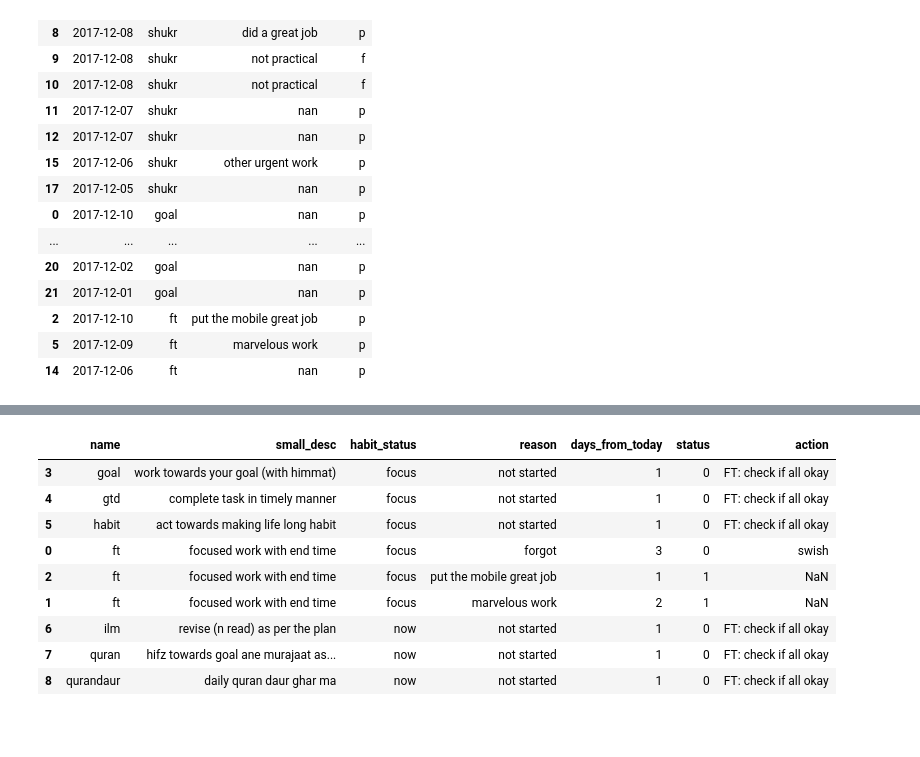
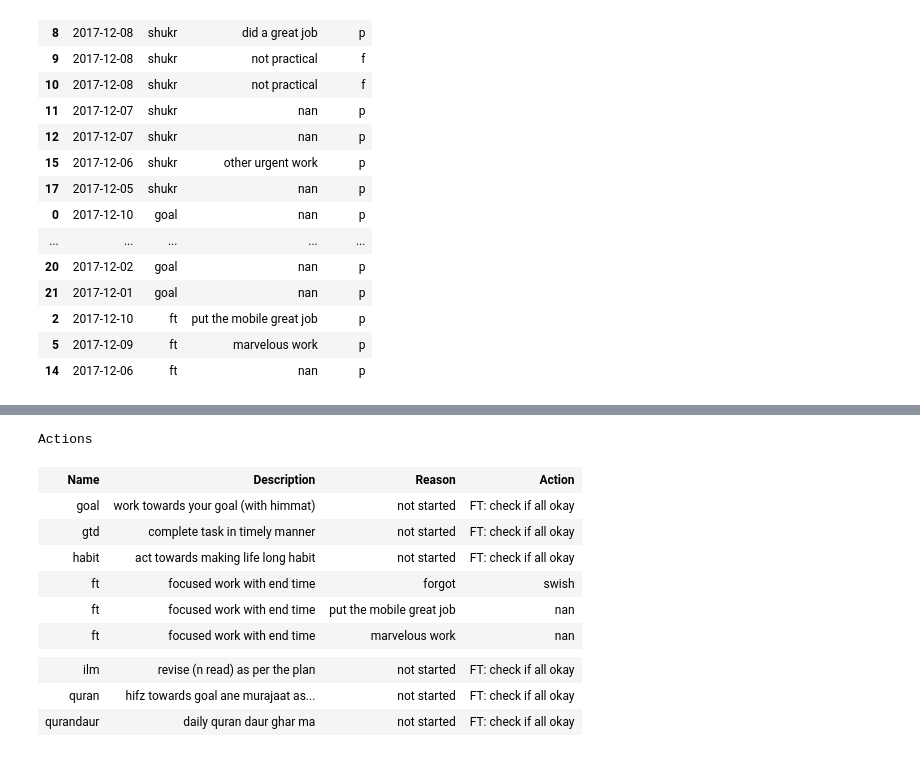
Before and after one commit to mohdj/jupyterNbs, a Jupyter notebook: archive/Habit_debug.ipynb, the cells around one changed output, grey strips where cells are left out. Saved outputs shown, nothing was run; the diff lists cells and outputs as text; code cells hidden in the pictures; blank space fills up the shorter version.

```diff
--- a/archive/Habit_debug.ipynb
+++ b/archive/Habit_debug.ipynb
@@ -308,28 +353,0 @@ habit_review
-# %%
-# Habit Action
-# Ordered by: status and entry date
-# Color code: orange - failed yesterday (so most important to revise)
-# black - older dates
-# green - positive ones
-custom_font_column=''
-font_code_column_name=''
-
-index_for_displaying_horizontal_ruler=0
-html_horizontal_ruler_in_table="<tr><td colspan='100'><hr/></td></tr>"
-
-columns_to_be_displayed_in_order=['name','small_desc','reason','action']
-habit_action=habit_action.sort_values(['habit_status','status','days_from_today'])
-habit_action=habit_action.loc[:,['name','small_desc','reason','action']]
-
-# trying to write a generic code for displaying HTML table with color coding (easier to infer)
-# %% [output]
-|  | name | small_desc | habit_status | reason | days_from_today | status | action |
-| 3 | goal | work towards your goal (with himmat) | focus | not started | 1 | 0 | FT: check if all okay |
-| 4 | gtd | complete task in timely manner | focus | not started | 1 | 0 | FT: check if all okay |
-| 5 | habit | act towards making life long habit | focus | not started | 1 | 0 | FT: check if all okay |
-| 0 | ft | focused work with end time | focus | forgot | 3 | 0 | swish |
-| 2 | ft | focused work with end time | focus | put the mobile great job | 1 | 1 | NaN |
-| 1 | ft | focused work with end time | focus | marvelous work | 2 | 1 | NaN |
-| 6 | ilm | revise (n read) as per the plan | now | not started | 1 | 0 | FT: check if all okay |
-| 7 | quran | hifz towards goal ane murajaat as... | now | not started | 1 | 0 | FT: check if all okay |
-| 8 | qurandaur | daily quran daur ghar ma | now | not started | 1 | 0 | FT: check if all okay |
@@ -378,0 +396,41 @@ display(HTML(status))
+# %%
+# Habit Action
+# Ordered by: status and entry date
+# Color code: orange - failed yesterday (so most important to revise)
+# black - older dates
+# green - positive ones
+
+def get_font_attribute(df):
+    color=""
+    if df.status==1:
+        color='green'
+    elif df.days_from_today==1:
+        color='red' if df.habit_status=='focus' else 'orange'
+    else:
+        color='black'
+    return ('color='+color)
+
+table_config=({'column_name_in_order_of_display':['name','small_desc','reason','action'],
+               'column_headers':['Name','Description','Reason','Action'],
+               'column_sort_by':['habit_status','status','days_from_today'],
+               'column_sort_by_is_asc':[True,True,True],
+               'widths_in_pcntg':[10,40,20,30],
+               'text_alignment':['left','left','left','left'],
+               'column_name_whose_value_change_adds_horizontal_ruler':'habit_status',
+               'column_name_needing_custom_formatting':'small_desc','func_giving_font_attribute':get_font_attribute,
+               'table_heading':'Actions'
+              })
+display_html_table(habit_action,table_config)
+# %% [output]
+Actions
+| Name | Description | Reason | Action |
+| goal | work towards your goal (with himmat) | not started | FT: check if all okay |
+| gtd | complete task in timely manner | not started | FT: check if all okay |
+| habit | act towards making life long habit | not started | FT: check if all okay |
+| ft | focused work with end time | forgot | swish |
+| ft | focused work with end time | put the mobile great job | nan |
+| ft | focused work with end time | marvelous work | nan |
+|  |
+| ilm | revise (n read) as per the plan | not started | FT: check if all okay |
+| quran | hifz towards goal ane murajaat as... | not started | FT: check if all okay |
+| qurandaur | daily quran daur ghar ma | not started | FT: check if all okay |
```
Also changed, not shown: parts of 7 cells of this notebook.
